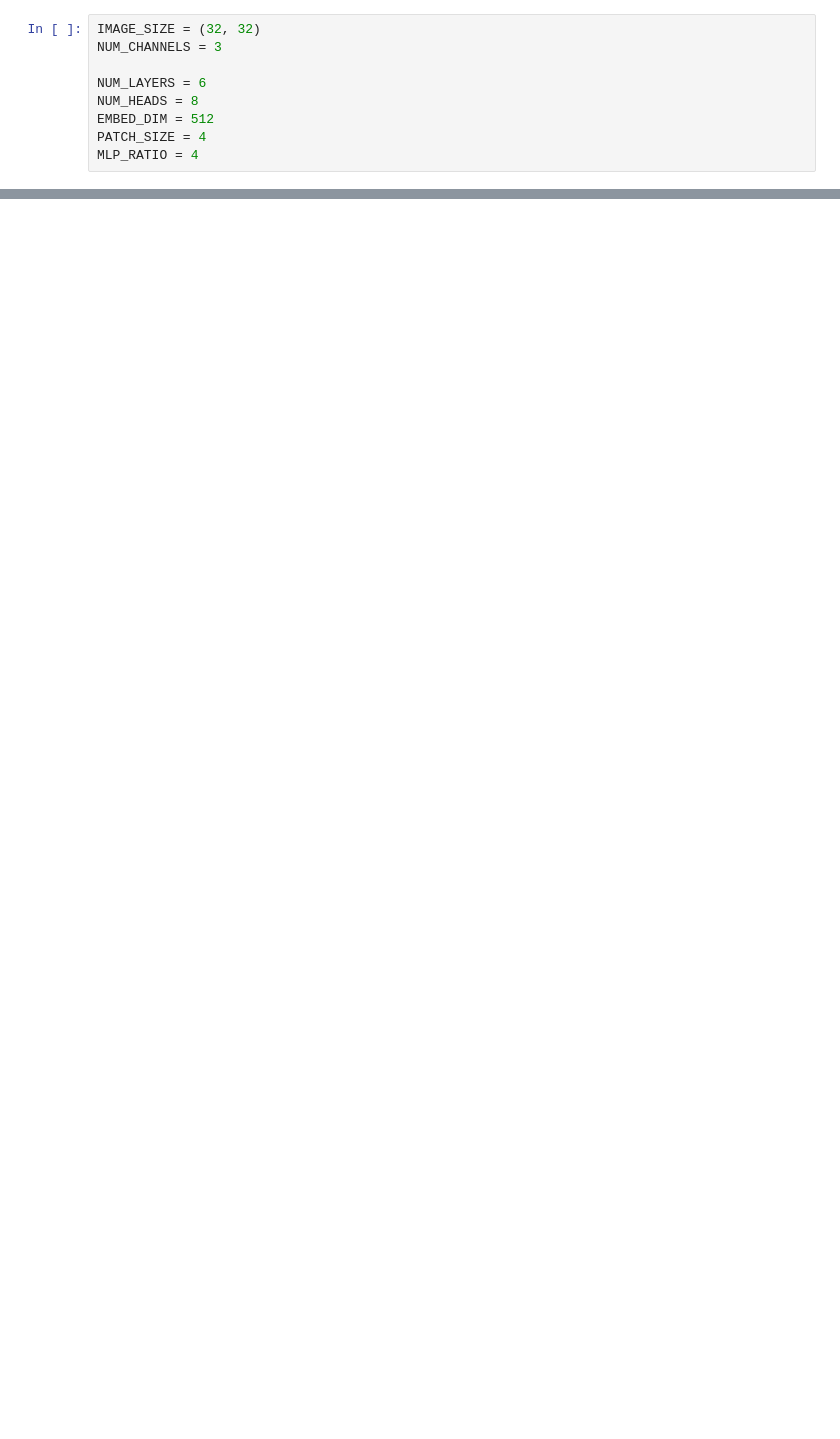
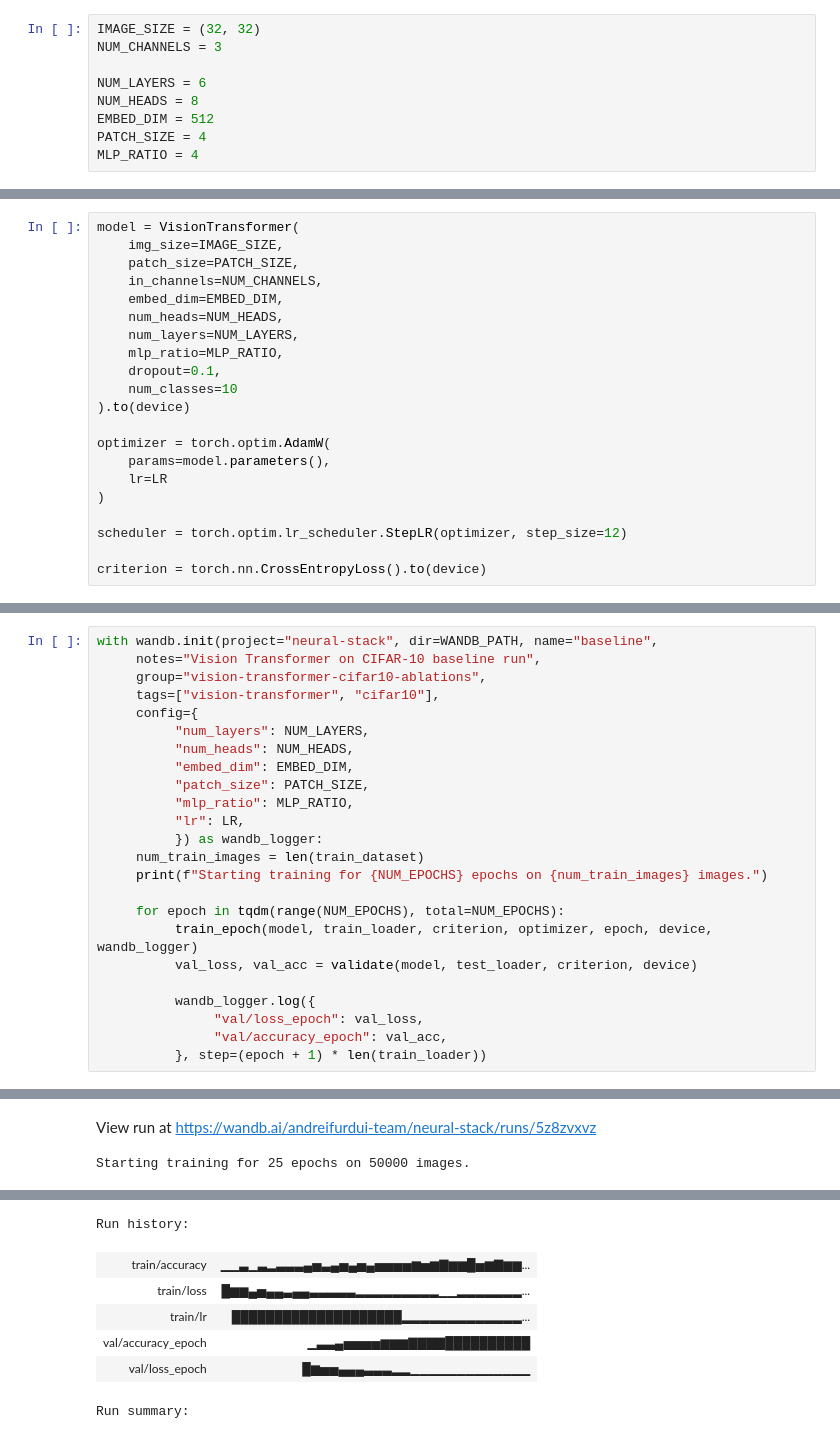
Before and after one commit to andreifurdui/neural-stack, a Jupyter notebook: notebooks/vision_transformers.ipynb, the cells around one changed output, grey strips where cells are left out. Cells and saved outputs as stored; diff of their text form; blank space fills up the shorter version.

Commit message:
training vit baseline on cifar; with wandb logging!

```diff
--- a/notebooks/vision_transformers.ipynb
+++ b/notebooks/vision_transformers.ipynb
@@ -121,0 +222,21 @@ Patch Size 16x16, Total Patches=4; #params=19313154; #flops=96255488; #activatio
+# %%
+model = VisionTransformer(
+    img_size=IMAGE_SIZE,
+    patch_size=PATCH_SIZE,
+    in_channels=NUM_CHANNELS,
+    embed_dim=EMBED_DIM,
+    num_heads=NUM_HEADS,
+    num_layers=NUM_LAYERS,
+    mlp_ratio=MLP_RATIO,
+    dropout=0.1,
+    num_classes=10
+).to(device)
+
+optimizer = torch.optim.AdamW(
+    params=model.parameters(),
+    lr=LR
+)
+
+scheduler = torch.optim.lr_scheduler.StepLR(optimizer, step_size=12)
+
+criterion = torch.nn.CrossEntropyLoss().to(device)
@@ -121,0 +291,25 @@ Patch Size 16x16, Total Patches=4; #params=19313154; #flops=96255488; #activatio
+# %%
+with wandb.init(project="neural-stack", dir=WANDB_PATH, name="baseline",
+     notes="Vision Transformer on CIFAR-10 baseline run",
+     group="vision-transformer-cifar10-ablations",
+     tags=["vision-transformer", "cifar10"],
+     config={
+          "num_layers": NUM_LAYERS,
+          "num_heads": NUM_HEADS,
+          "embed_dim": EMBED_DIM,
+          "patch_size": PATCH_SIZE,
+          "mlp_ratio": MLP_RATIO,
+          "lr": LR,
+          }) as wandb_logger:
+     num_train_images = len(train_dataset)
+     print(f"Starting training for {NUM_EPOCHS} epochs on {num_train_images} images.")
+
+     for epoch in tqdm(range(NUM_EPOCHS), total=NUM_EPOCHS):
+          train_epoch(model, train_loader, criterion, optimizer, epoch, device, wandb_logger)
+          val_loss, val_acc = validate(model, test_loader, criterion, device)
+
+          wandb_logger.log({
+               "val/loss_epoch": val_loss,
+               "val/accuracy_epoch": val_acc,
+          }, step=(epoch + 1) * len(train_loader))
+# %% [output]
@@ -121,0 +321,2 @@ Patch Size 16x16, Total Patches=4; #params=19313154; #flops=96255488; #activatio
+View run at https://wandb.ai/andreifurdui-team/neural-stack/runs/5z8zvxvz
+Starting training for 25 epochs on 50000 images.
@@ -121,0 +324,7 @@ Patch Size 16x16, Total Patches=4; #params=19313154; #flops=96255488; #activatio
+Run history:
+| train/accuracy | ▁▁▃▁▃▂▃▃▃▄▅▃▄▅▄▅▄▅▅▅▅▆▅▆▇▆▆█▅▆▇▆▆... |
+| train/loss | █▆▆▄▅▄▄▃▄▄▃▃▃▃▃▂▂▂▂▂▂▂▂▂▁▁▂▂▂▂▂▂▂... |
+| train/lr | ████████████████████▂▂▂▂▂▂▂▂▂▂▂▂▂... |
+| val/accuracy_epoch | ▁▃▃▄▅▅▅▅▆▆▆▇▇▇▇██████████ |
+| val/loss_epoch | █▆▅▅▄▄▄▃▃▃▂▂▁▁▁▁▁▁▁▁▁▁▁▁▁ |
+Run summary:
```
Also changed, not shown: parts of 11 cells of this notebook, 2 other files.
